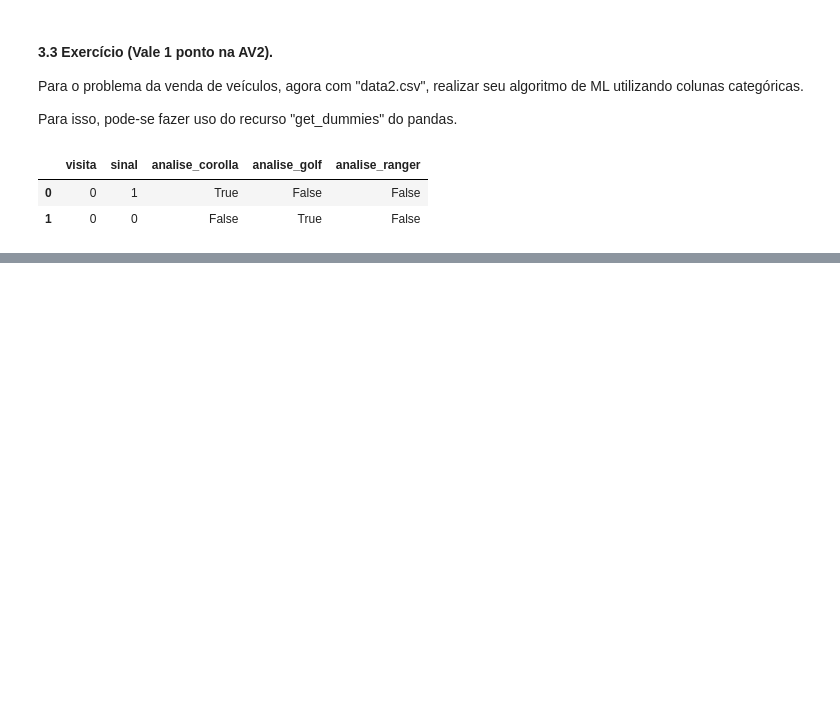
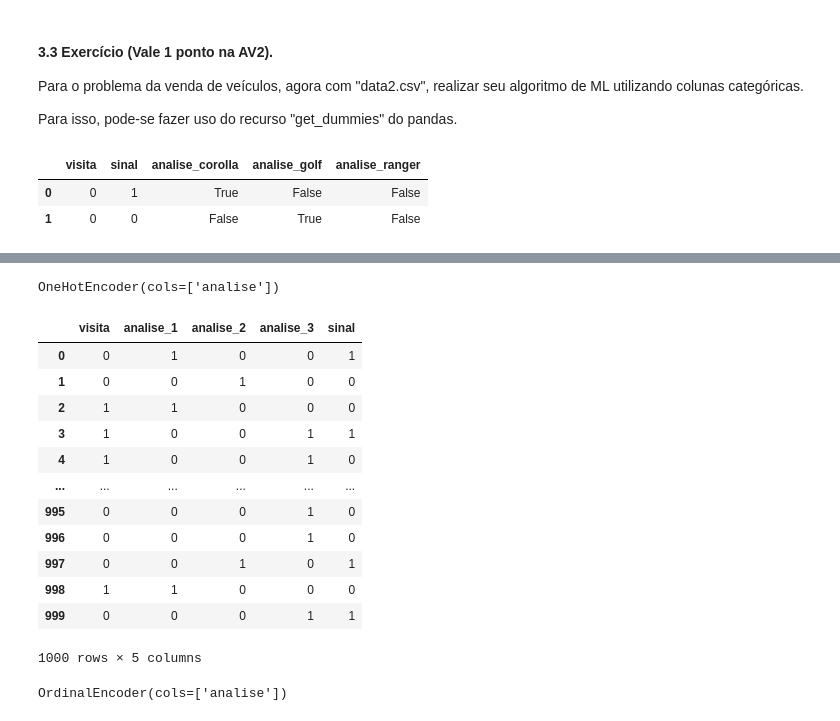
Before and after one commit to ditovermelho/IA, a Jupyter notebook: AV2/notebook/Exercicio1.ipynb, the cells around one changed output, grey strips where cells are left out. Cells and saved outputs as stored; diff of their text form; code cells hidden in the pictures; blank space fills up the shorter version.

```diff
--- a/AV2/notebook/Exercicio1.ipynb
+++ b/AV2/notebook/Exercicio1.ipynb
@@ -210,0 +274,26 @@ trainer[:2]
+# %%
+one_hot_enc = OneHotEncoder(cols=['analise'])
+one_hot_enc
+# %% [output]
+OneHotEncoder(cols=['analise'])
+# %%
+one_hot_enc.fit_transform(x_df)
+# %% [output]
+|  | visita | analise_1 | analise_2 | analise_3 | sinal |
+| 0 | 0 | 1 | 0 | 0 | 1 |
+| 1 | 0 | 0 | 1 | 0 | 0 |
+| 2 | 1 | 1 | 0 | 0 | 0 |
+| 3 | 1 | 0 | 0 | 1 | 1 |
+| 4 | 1 | 0 | 0 | 1 | 0 |
+| ... | ... | ... | ... | ... | ... |
+| 995 | 0 | 0 | 0 | 1 | 0 |
+| 996 | 0 | 0 | 0 | 1 | 0 |
+| 997 | 0 | 0 | 1 | 0 | 1 |
+| 998 | 1 | 1 | 0 | 0 | 0 |
+| 999 | 0 | 0 | 0 | 1 | 1 |
+1000 rows × 5 columns
+# %%
+ord_enc = OrdinalEncoder(cols=['analise'])
+ord_enc
+# %% [output]
+OrdinalEncoder(cols=['analise'])
```
Also changed, not shown: parts of 25 cells of this notebook, 2 other files.
